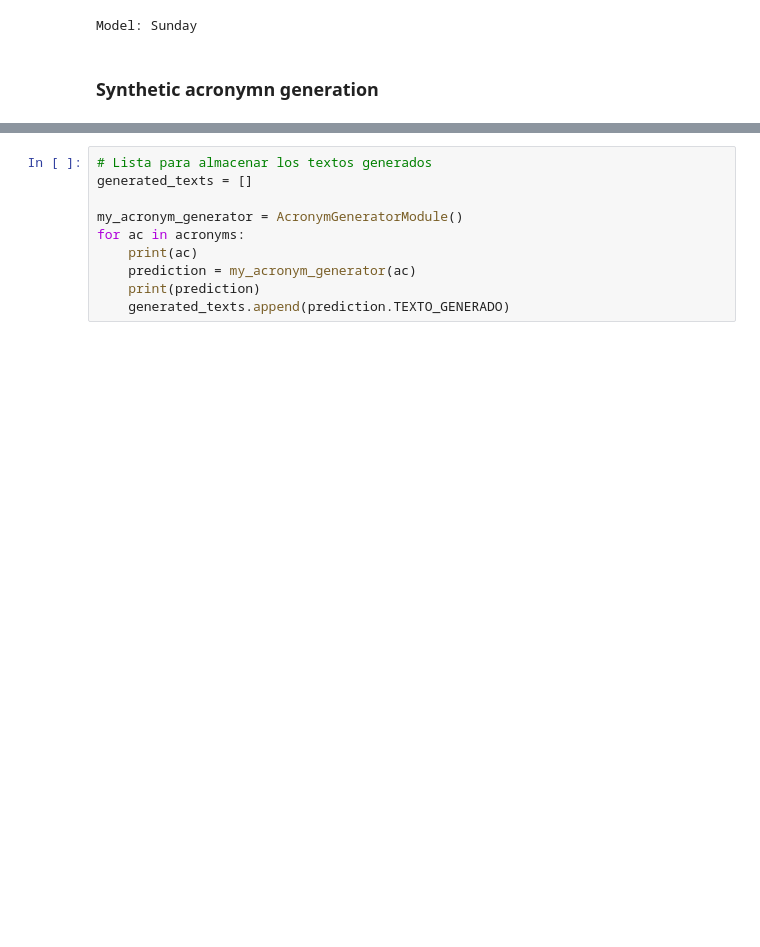
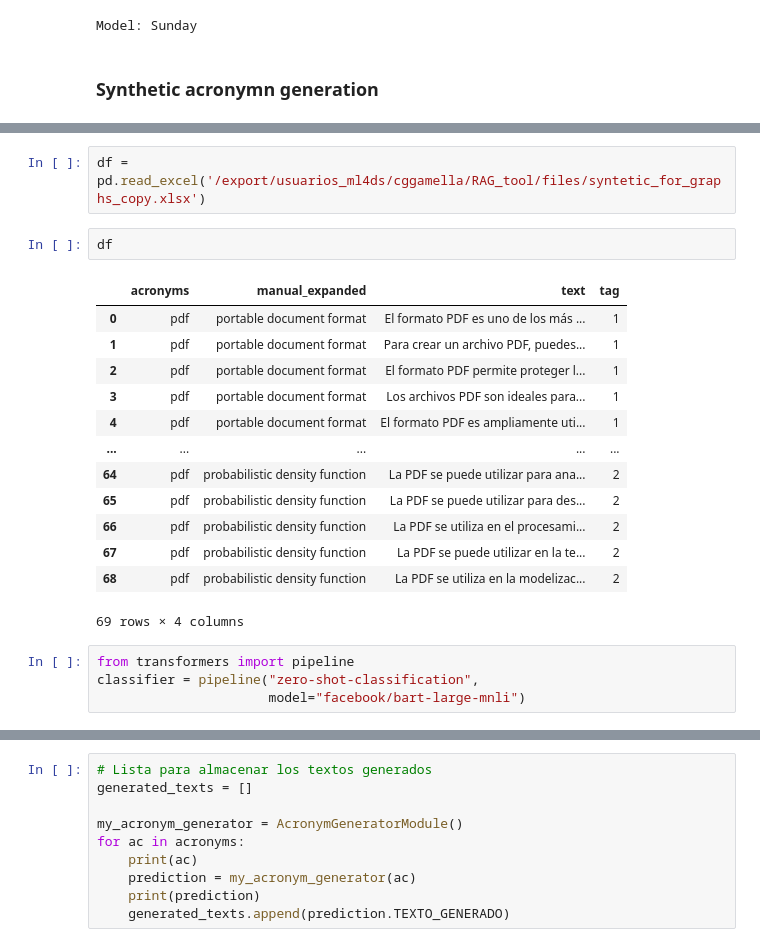
Before and after one commit to nextprocurement/RAG_tool, a Jupyter notebook: bbdd_sintetica_dspy.ipynb, the cells around one changed output, grey strips where cells are left out. Saved outputs shown, nothing was run; the diff lists cells and outputs as text; blank space fills up the shorter version.

```diff
--- a/bbdd_sintetica_dspy.ipynb
+++ b/bbdd_sintetica_dspy.ipynb
@@ -165,0 +317,22 @@ print(acronyms)
+# %%
+df = pd.read_excel('/export/usuarios_ml4ds/cggamella/RAG_tool/files/syntetic_for_graphs_copy.xlsx')
+# %%
+df
+# %% [output]
+|  | acronyms | manual_expanded | text | tag |
+| 0 | pdf | portable document format | El formato PDF es uno de los más ... | 1 |
+| 1 | pdf | portable document format | Para crear un archivo PDF, puedes... | 1 |
+| 2 | pdf | portable document format | El formato PDF permite proteger l... | 1 |
+| 3 | pdf | portable document format | Los archivos PDF son ideales para... | 1 |
+| 4 | pdf | portable document format | El formato PDF es ampliamente uti... | 1 |
+| ... | ... | ... | ... | ... |
+| 64 | pdf | probabilistic density function | La PDF se puede utilizar para ana... | 2 |
+| 65 | pdf | probabilistic density function | La PDF se puede utilizar para des... | 2 |
+| 66 | pdf | probabilistic density function | La PDF se utiliza en el procesami... | 2 |
+| 67 | pdf | probabilistic density function | La PDF se puede utilizar en la te... | 2 |
+| 68 | pdf | probabilistic density function | La PDF se utiliza en la modelizac... | 2 |
+69 rows × 4 columns
+# %%
+from transformers import pipeline
+classifier = pipeline("zero-shot-classification",
+                      model="facebook/bart-large-mnli")
```
Also changed, not shown: parts of 47 cells of this notebook, 16 other files.
